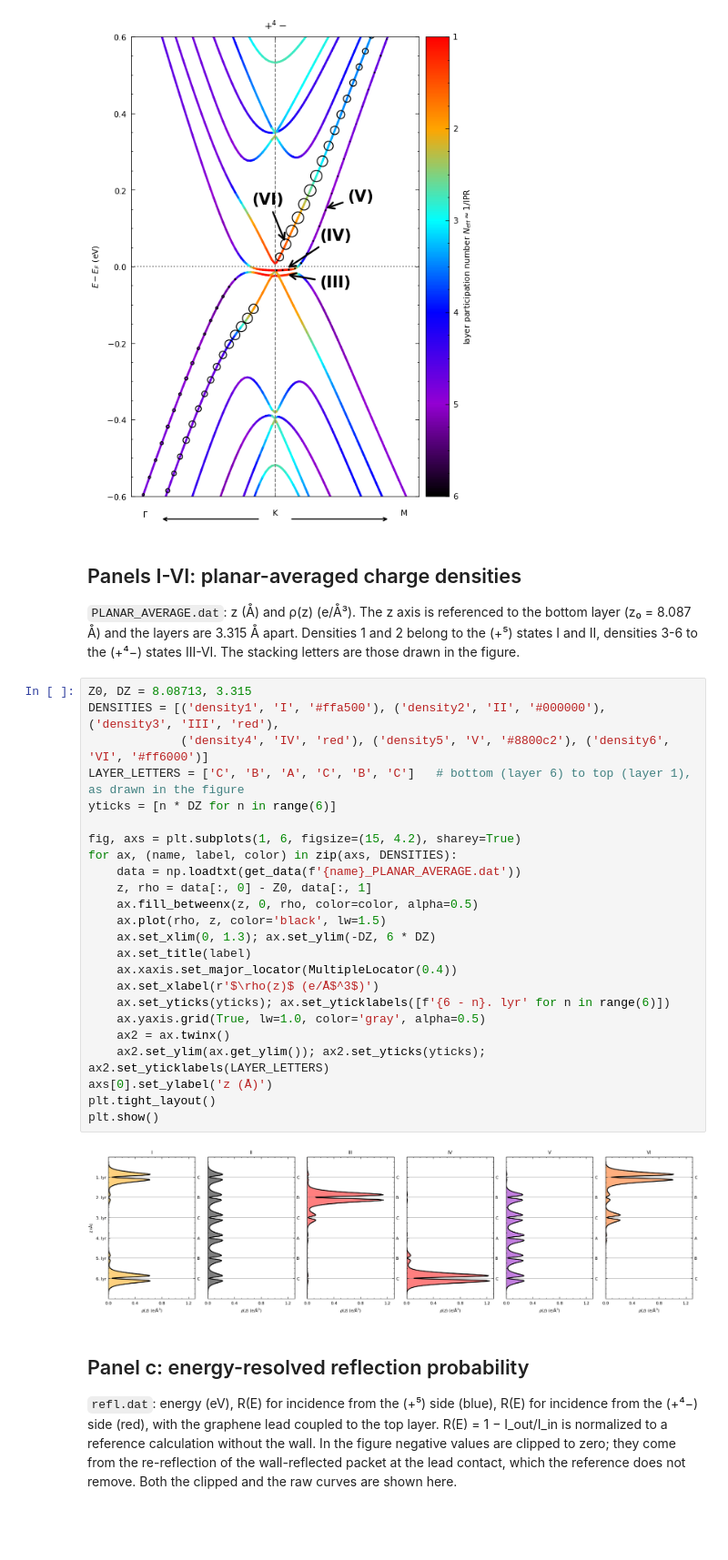
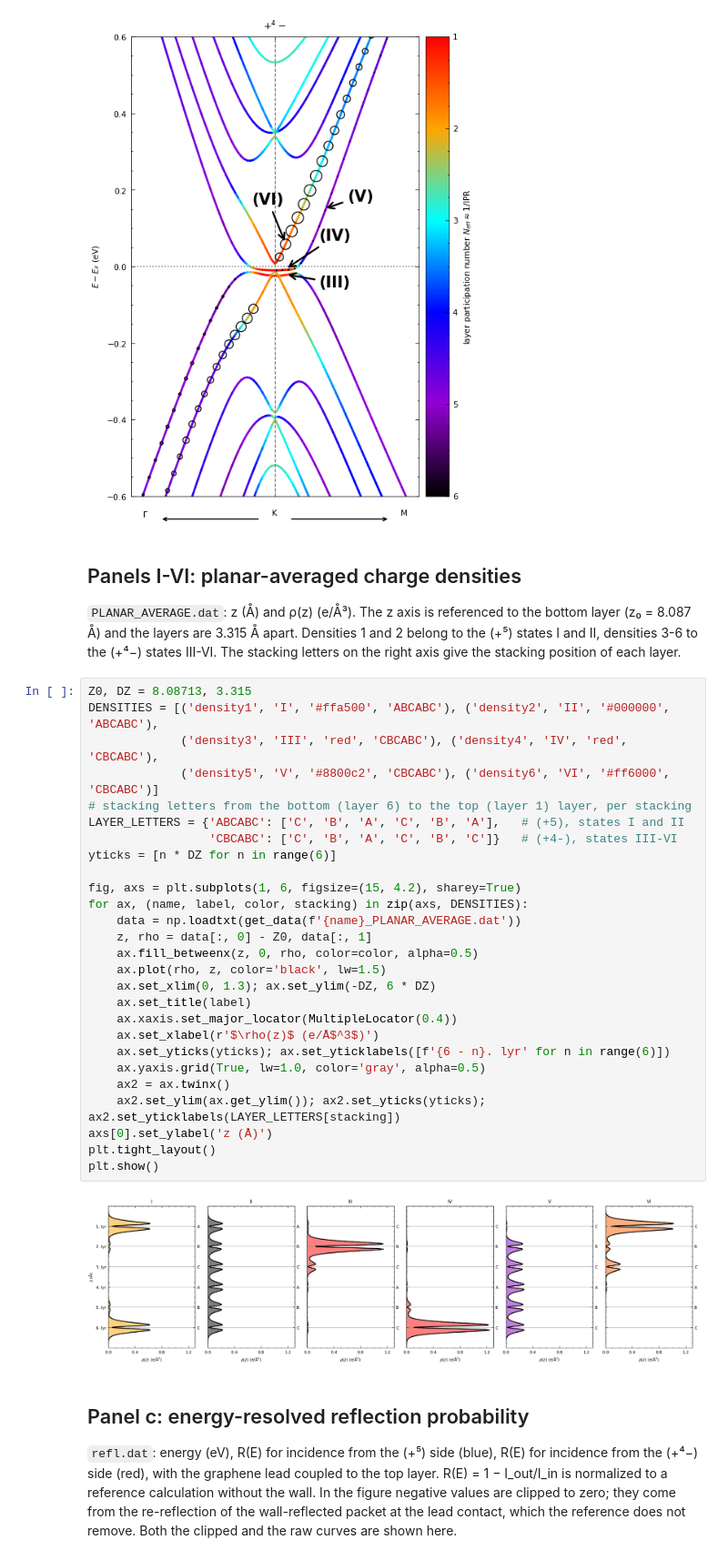
Before and after one commit to zrbyte/electron-scattering-RG-domains, a Jupyter notebook: plot_fig4.ipynb, the cells around one changed output. Shown at 91% size. Saved outputs shown, nothing was run; the diff lists cells and outputs as text; blank space fills up the shorter version.

Commit message:
Fig. 4 I-II: correct stacking letters of the (+5) panels
Co-Authored-By: Claude Fable 5.1 <noreply@anthropic.com>

```diff
--- a/plot_fig4.ipynb
+++ b/plot_fig4.ipynb
@@ -203,33 +185,36 @@ plt.show()
 
 `PLANAR_AVERAGE.dat`: z (Å) and ρ(z) (e/Å³). The z axis is referenced to the bottom layer
 (z₀ = 8.087 Å) and the layers are 3.315 Å apart. Densities 1 and 2 belong to the (+⁵) states I and II,
-densities 3-6 to the (+⁴−) states III-VI. The stacking letters are those drawn in the figure.
+densities 3-6 to the (+⁴−) states III-VI. The stacking letters on the right axis give the stacking position of each layer.
 # %%
 Z0, DZ = 8.08713, 3.315
-DENSITIES = [('density1', 'I', '#ffa500'), ('density2', 'II', '#000000'), ('density3', 'III', 'red'),
-             ('density4', 'IV', 'red'), ('density5', 'V', '#8800c2'), ('density6', 'VI', '#ff6000')]
-LAYER_LETTERS = ['C', 'B', 'A', 'C', 'B', 'C']   # bottom (layer 6) to top (layer 1), as drawn in the figure
+DENSITIES = [('density1', 'I', '#ffa500', 'ABCABC'), ('density2', 'II', '#000000', 'ABCABC'),
+             ('density3', 'III', 'red', 'CBCABC'), ('density4', 'IV', 'red', 'CBCABC'),
+             ('density5', 'V', '#8800c2', 'CBCABC'), ('density6', 'VI', '#ff6000', 'CBCABC')]
+# stacking letters from the bottom (layer 6) to the top (layer 1) layer, per stacking
+LAYER_LETTERS = {'ABCABC': ['C', 'B', 'A', 'C', 'B', 'A'],   # (+5), states I and II
+                 'CBCABC': ['C', 'B', 'A', 'C', 'B', 'C']}   # (+4-), states III-VI
 yticks = [n * DZ for n in range(6)]
 
 fig, axs = plt.subplots(1, 6, figsize=(15, 4.2), sharey=True)
-for ax, (name, label, color) in zip(axs, DENSITIES):
+for ax, (name, label, color, stacking) in zip(axs, DENSITIES):
     data = np.loadtxt(get_data(f'{name}_PLANAR_AVERAGE.dat'))
     z, rho = data[:, 0] - Z0, data[:, 1]
     ax.fill_betweenx(z, 0, rho, color=color, alpha=0.5)
     ax.plot(rho, z, color='black', lw=1.5)
     ax.set_xlim(0, 1.3); ax.set_ylim(-DZ, 6 * DZ)
     ax.set_title(label)
     ax.xaxis.set_major_locator(MultipleLocator(0.4))
     ax.set_xlabel(r'$\rho(z)$ (e/Å$^3$)')
     ax.set_yticks(yticks); ax.set_yticklabels([f'{6 - n}. lyr' for n in range(6)])
     ax.yaxis.grid(True, lw=1.0, color='gray', alpha=0.5)
     ax2 = ax.twinx()
-    ax2.set_ylim(ax.get_ylim()); ax2.set_yticks(yticks); ax2.set_yticklabels(LAYER_LETTERS)
+    ax2.set_ylim(ax.get_ylim()); ax2.set_yticks(yticks); ax2.set_yticklabels(LAYER_LETTERS[stacking])
 axs[0].set_ylabel('z (Å)')
 plt.tight_layout()
 plt.show()
 # %% [output]
-[figure, old version]
+[figure, new version]
 # %% [markdown]
 ## Panel c: energy-resolved reflection probability
 
```
Also changed, not shown: parts of 2 cells of this notebook, 1 other file.
